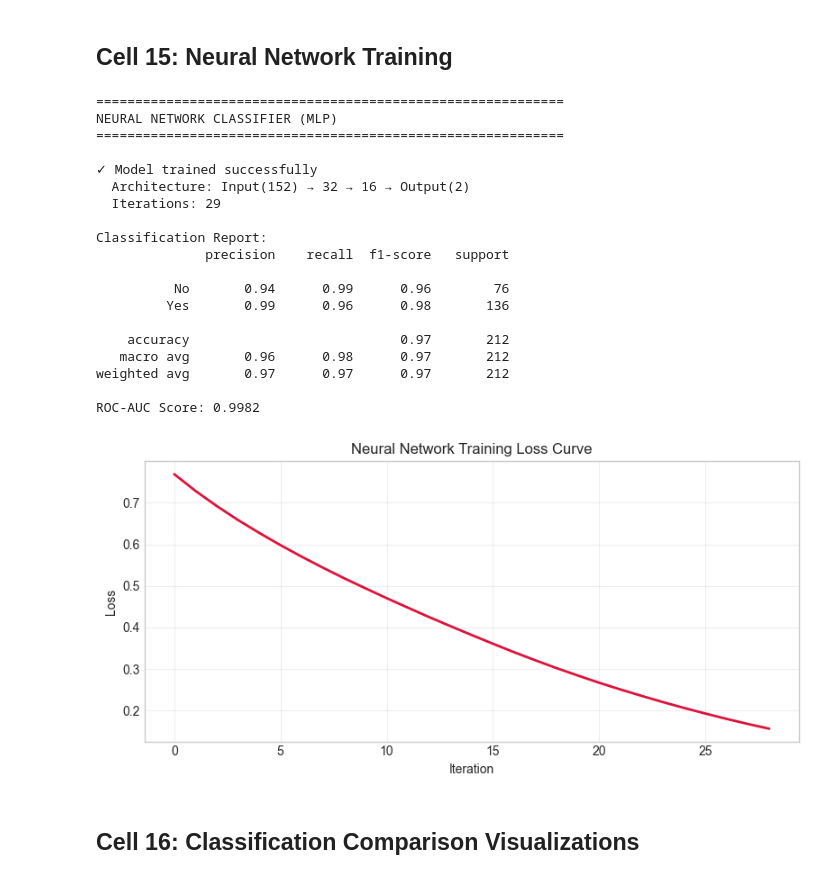
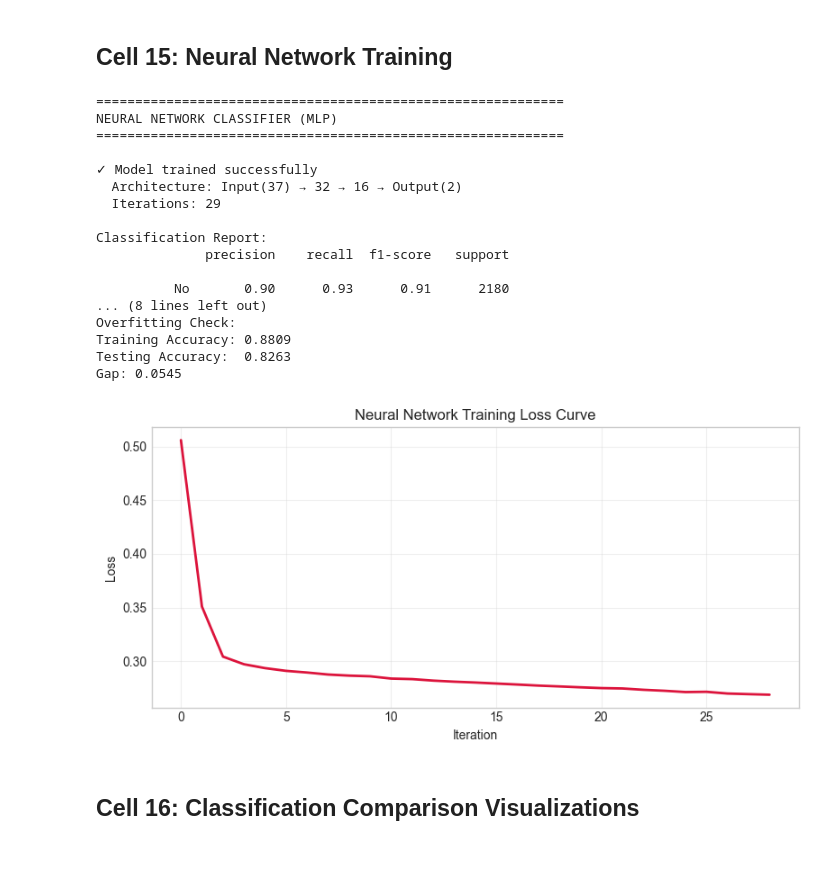
Before and after one commit to FortunExLV4/Social_Media_Addiction_vs_Relationships, a Jupyter notebook: Social_Media_Addiction_ML.ipynb, the cells around one changed output. Cells and saved outputs as stored; diff of their text form; code cells hidden in the pictures.

```diff
--- a/Social_Media_Addiction_ML.ipynb
+++ b/Social_Media_Addiction_ML.ipynb
@@ -48,7 +48,7 @@ print("✓ All libraries imported successfully!")
 # ============================================================
 # 1. LOAD DATA
 # ============================================================
-df = pd.read_csv("archive/Students Social Media Addiction.csv")
+df = pd.read_csv("Students_Social_Media_Addiction_v2.csv")
 
 print(f"Dataset Shape: {df.shape[0]} rows × {df.shape[1]} columns")
 print(f"\nColumns:\n{list(df.columns)}")
@@ -273,12 +300,25 @@ print("=" * 60)
 print("TARGET VARIABLES")
 print("=" * 60)
 
+
 # Classification target
 y_class = (df['Affects_Academic_Performance'] == 'Yes').astype(int)
 print(f"\n✓ Classification Target: Affects_Academic_Performance")
 print(f"  Class 0 (No):  {(y_class == 0).sum()} ({(y_class == 0).mean()*100:.1f}%)")
 print(f"  Class 1 (Yes): {(y_class == 1).sum()} ({(y_class == 1).mean()*100:.1f}%)")
+# --- OPTION: Create a stricter, data-driven target ---
+# Instead of trusting the student's opinion on academic performance,
+# let's predict if they fall into the "High Risk" category based on the score.
 
+# Calculate the median or set a threshold (e.g., 7)
+threshold = 7
+y_class_new = (df['Addicted_Score'] >= threshold).astype(int)
+
+print(f"New Target (High Addiction Risk > {threshold}):")
+print(y_class_new.value_counts(normalize=True))
+
+# Overwrite the old target variable
+y_class = y_class_new
 # Regression target
 y_reg = df['Addicted_Score'].copy()
 print(f"\n✓ Regression Target: Addicted_Score")
@@ -434,23 +493,30 @@ print("=" * 60)
 print("FEATURE SCALING (StandardScaler)")
 print("=" * 60)
 
+TARGET = 'Addicted_Score'
+
+# Numeric feature columns for X only (remove target if it sneaks in)
+numeric_cols_X = [c for c in numeric_cols if c != TARGET]
+
 # Scale classification data
+numeric_cols_in_Xoh = [c for c in numeric_cols_X if c in X_train_oh.columns]
 scaler_class = StandardScaler()
-X_train_oh[numeric_cols] = scaler_class.fit_transform(X_train_oh[numeric_cols])
-X_test_oh[numeric_cols] = scaler_class.transform(X_test_oh[numeric_cols])
+X_train_oh[numeric_cols_in_Xoh] = scaler_class.fit_transform(X_train_oh[numeric_cols_in_Xoh])
+X_test_oh[numeric_cols_in_Xoh]  = scaler_class.transform(X_test_oh[numeric_cols_in_Xoh])
 print("✓ Classification features scaled")
 
 # Scale regression data
+numeric_cols_in_Xreg = [c for c in numeric_cols_X if c in X_train_reg.columns]
 scaler_reg = StandardScaler()
-X_train_reg[numeric_cols] = scaler_reg.fit_transform(X_train_reg[numeric_cols])
-X_test_reg[numeric_cols] = scaler_reg.transform(X_test_reg[numeric_cols])
+X_train_reg[numeric_cols_in_Xreg] = scaler_reg.fit_transform(X_train_reg[numeric_cols_in_Xreg])
+X_test_reg[numeric_cols_in_Xreg]  = scaler_reg.transform(X_test_reg[numeric_cols_in_Xreg])
 print("✓ Regression features scaled")
 
 # Prepare K-Means data (numeric only, full dataset)
 kmeans_cols = ['Age', 'Avg_Daily_Usage_Hours', 'Sleep_Hours_Per_Night',
                'Mental_Health_Score', 'Conflicts_Over_Social_Media',
-               'Addicted_Score', 'Sleep_Deficit', 'Usage_Sleep_Ratio',
-               'Relationship_Strain', 'Addiction_Risk_Score']
+               'Addicted_Score', 'Sleep_Deficit', 'Digital_Life_Percentage','Escapism_Ratio',
+    'Toxic_Usage_Score']
 
 X_kmeans = df[kmeans_cols].copy()
 scaler_kmeans = StandardScaler()
@@ -658,43 +751,50 @@ print(classification_report(y_test_class, y_pred_nn, target_names=['No', 'Yes'])
 
 print(f"ROC-AUC Score: {nn_auc:.4f}")
 
 nn_results = {
     'accuracy': nn_accuracy, 'precision': nn_precision,
     'recall': nn_recall, 'f1': nn_f1, 'auc': nn_auc,
     'y_pred': y_pred_nn, 'y_prob': y_prob_nn
 }
+# ADD OVERFITTING CHECK HERE:
+train_acc_dt = nn_model.score(X_train_oh, y_train_class)  # Same format as fit()
+test_acc_dt = accuracy_score(y_test_class, y_pred_dt)
+print(f"\nOverfitting Check:")
+print(f"Training Accuracy: {train_acc_dt:.4f}")
+print(f"Testing Accuracy:  {test_acc_dt:.4f}")
+print(f"Gap: {train_acc_dt - test_acc_dt:.4f}")
+if train_acc_dt - test_acc_dt > 0.1:
+    print("⚠️ Warning: Significant overfitting detected (gap > 10%)")
 
 # Loss curve
 plt.figure(figsize=(8, 4))
 plt.plot(nn_model.loss_curve_, color='crimson', linewidth=2)
 plt.xlabel('Iteration')
 plt.ylabel('Loss')
 plt.title('Neural Network Training Loss Curve')
 plt.grid(True, alpha=0.3)
 plt.tight_layout()
 plt.savefig('visualizations/nn_loss_curve.png', dpi=150, bbox_inches='tight')
 plt.show()
 # %% [output]
 ============================================================
 NEURAL NETWORK CLASSIFIER (MLP)
 ============================================================
 
 ✓ Model trained successfully
-  Architecture: Input(152) → 32 → 16 → Output(2)
+  Architecture: Input(37) → 32 → 16 → Output(2)
   Iterations: 29
 
 Classification Report:
               precision    recall  f1-score   support
 
-          No       0.94      0.99      0.96        76
-         Yes       0.99      0.96      0.98       136
-
-    accuracy                           0.97       212
-   macro avg       0.96      0.98      0.97       212
-weighted avg       0.97      0.97      0.97       212
-
-ROC-AUC Score: 0.9982
+          No       0.90      0.93      0.91      2180
+... (8 lines left out)
+Overfitting Check:
+Training Accuracy: 0.8809
+Testing Accuracy:  0.8263
+Gap: 0.0545
-[figure, old version]
+[figure, new version]
 # %% [markdown]
 ## Cell 16: Classification Comparison Visualizations
 # %%
```
Also changed, not shown: parts of 19 cells of this notebook, 30 other files.
